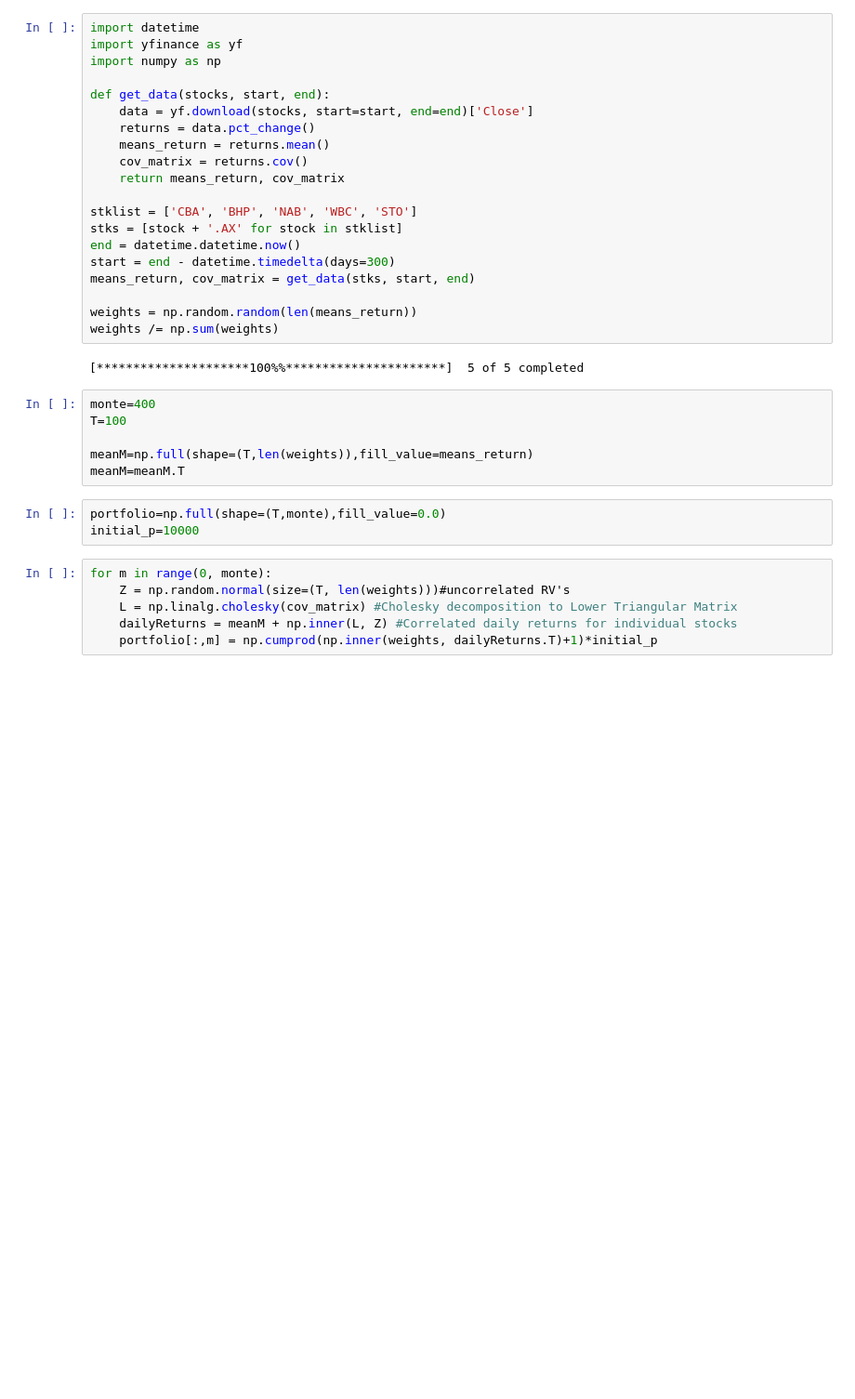
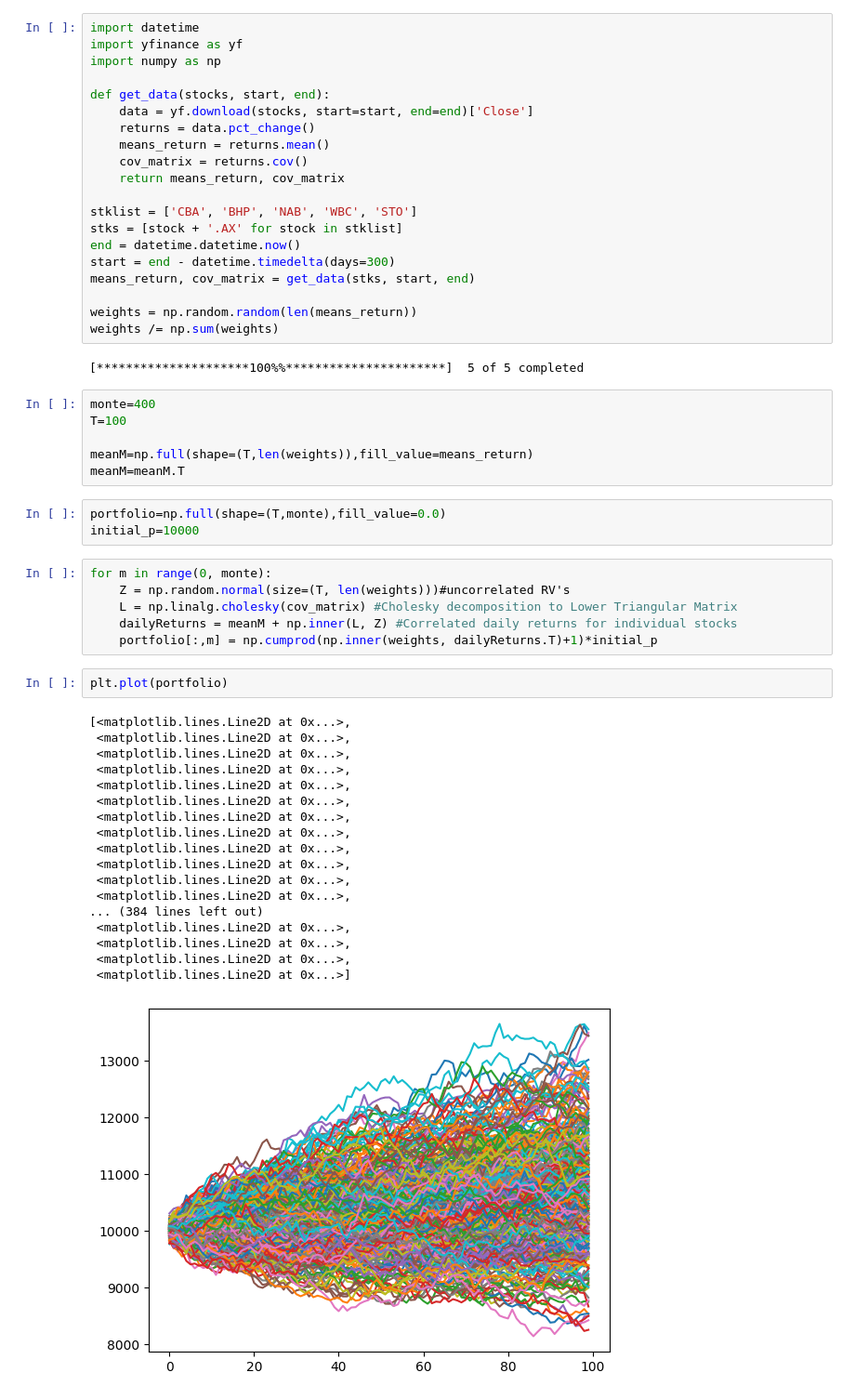
Before and after one commit to ranjan2829/Quant, a Jupyter notebook: Monte_Carlo_FInancial_Model.ipynb, the cells around one changed output. Shown at 93% size. Saved outputs shown, nothing was run; the diff lists cells and outputs as text; blank space fills up the shorter version.

```diff
--- a/Monte_Carlo_FInancial_Model.ipynb
+++ b/Monte_Carlo_FInancial_Model.ipynb
@@ -62,3 +62,24 @@ for m in range(0, monte):
     L = np.linalg.cholesky(cov_matrix) #Cholesky decomposition to Lower Triangular Matrix
     dailyReturns = meanM + np.inner(L, Z) #Correlated daily returns for individual stocks
     portfolio[:,m] = np.cumprod(np.inner(weights, dailyReturns.T)+1)*initial_p
+# %%
+plt.plot(portfolio)
+# %% [output]
+[<matplotlib.lines.Line2D at 0x...>,
+ <matplotlib.lines.Line2D at 0x...>,
+ <matplotlib.lines.Line2D at 0x...>,
+ <matplotlib.lines.Line2D at 0x...>,
+ <matplotlib.lines.Line2D at 0x...>,
+ <matplotlib.lines.Line2D at 0x...>,
+ <matplotlib.lines.Line2D at 0x...>,
+ <matplotlib.lines.Line2D at 0x...>,
+ <matplotlib.lines.Line2D at 0x...>,
+ <matplotlib.lines.Line2D at 0x...>,
+ <matplotlib.lines.Line2D at 0x...>,
+ <matplotlib.lines.Line2D at 0x...>,
+... (384 lines left out)
+ <matplotlib.lines.Line2D at 0x...>,
+ <matplotlib.lines.Line2D at 0x...>,
+ <matplotlib.lines.Line2D at 0x...>,
+ <matplotlib.lines.Line2D at 0x...>]
+[figure, added]
```
Also changed, not shown: parts of 1 cell of this notebook.
